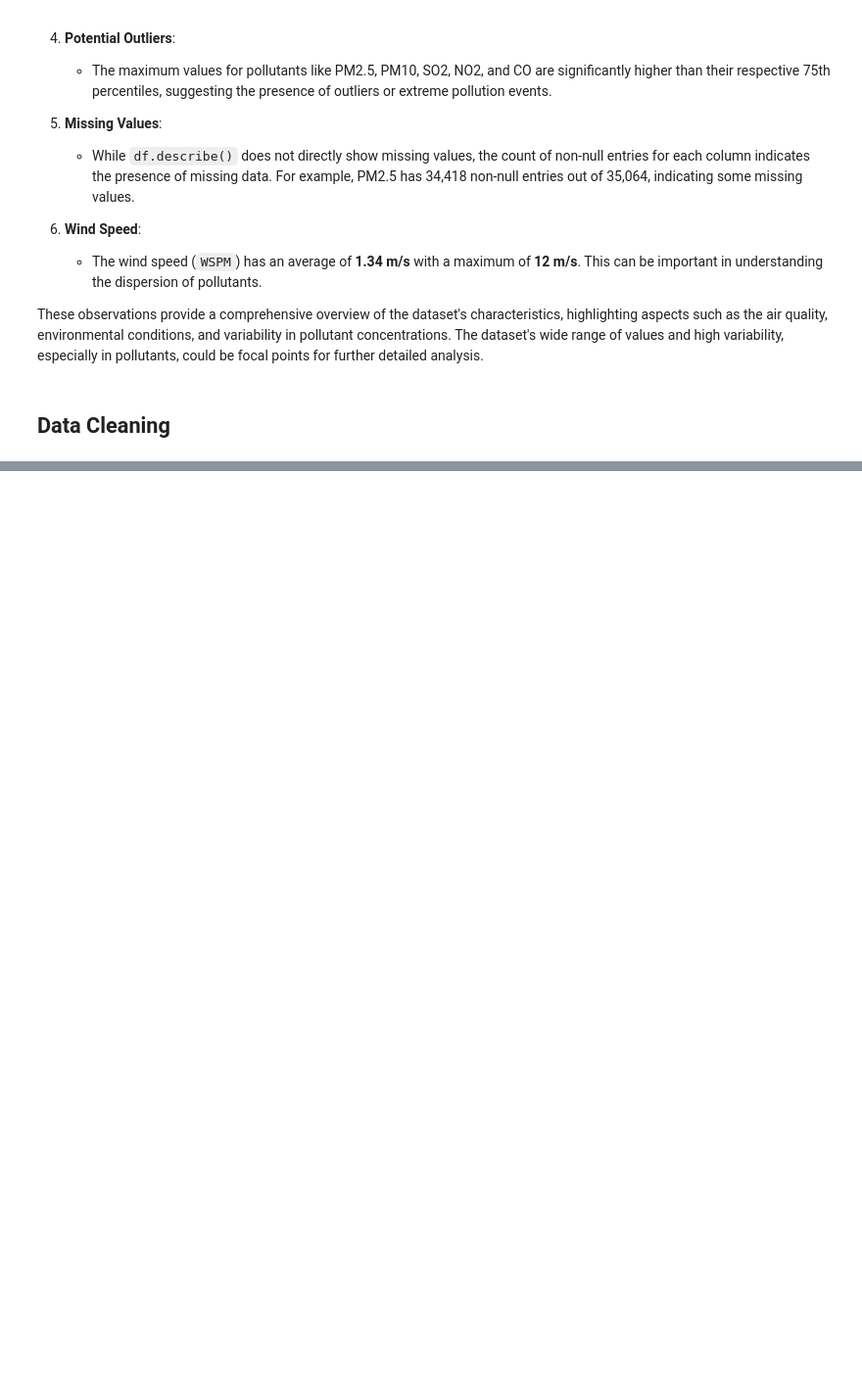
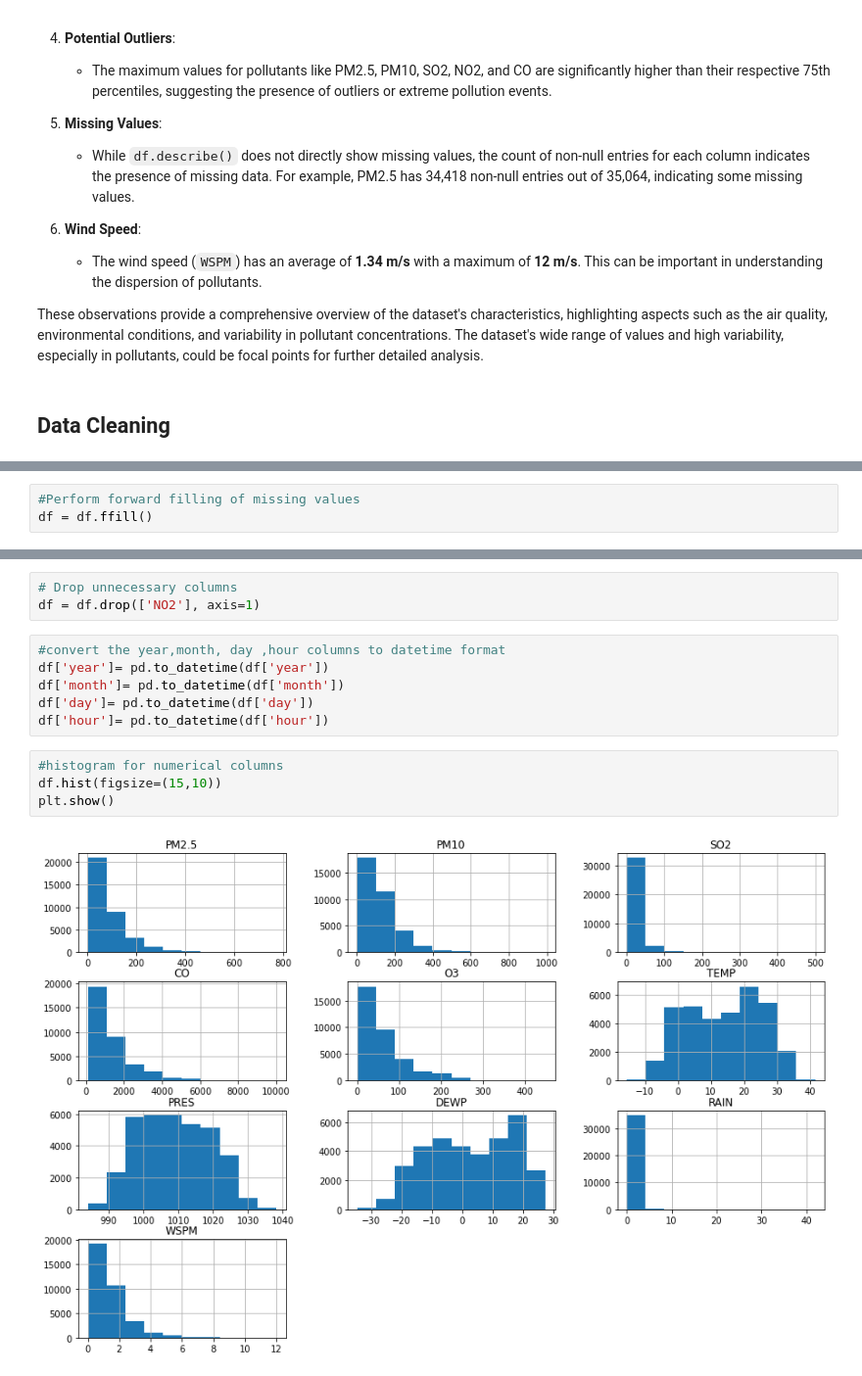
Before and after one commit to jonvis23/Air-Quality-Forecasting, a Jupyter notebook: notebook.ipynb, the cells around one changed output, grey strips where cells are left out. Shown at 98% size. Drawn from its saved outputs; the diff is of its cells as text; blank space fills up the shorter version.

```diff
--- a/notebook.ipynb
+++ b/notebook.ipynb
@@ -136,3 +136,6 @@ wd          159
 WSPM         42
 station       0
 dtype: int64
+# %%
+#Perform forward filling of missing values
+df = df.ffill()
@@ -138,0 +163,15 @@ dtype: int64
+# %%
+# Drop unnecessary columns
+df = df.drop(['NO2'], axis=1)
+# %%
+#convert the year,month, day ,hour columns to datetime format
+df['year']= pd.to_datetime(df['year'])
+df['month']= pd.to_datetime(df['month'])
+df['day']= pd.to_datetime(df['day'])
+df['hour']= pd.to_datetime(df['hour'])
+# %%
+#histogram for numerical columns
+df.hist(figsize=(15,10))
+plt.show()
+# %% [output]
+[figure, added]
```
Also changed, not shown: parts of 8 cells of this notebook.
